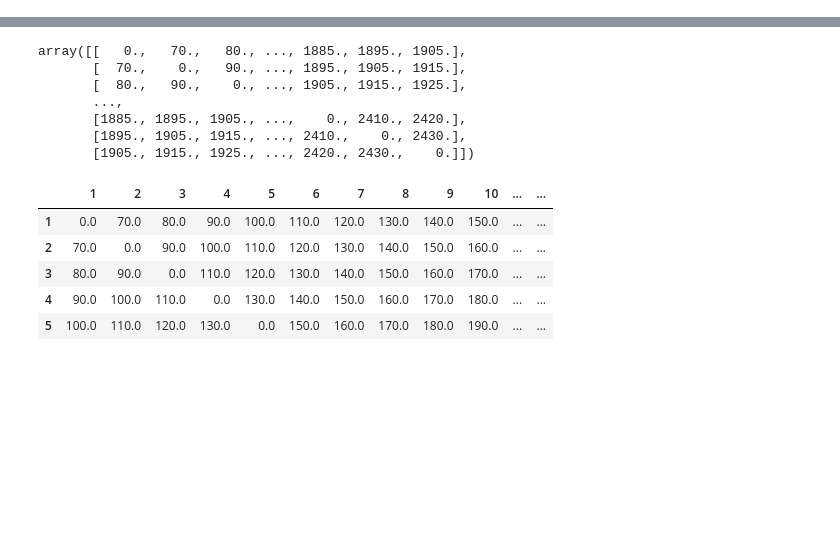
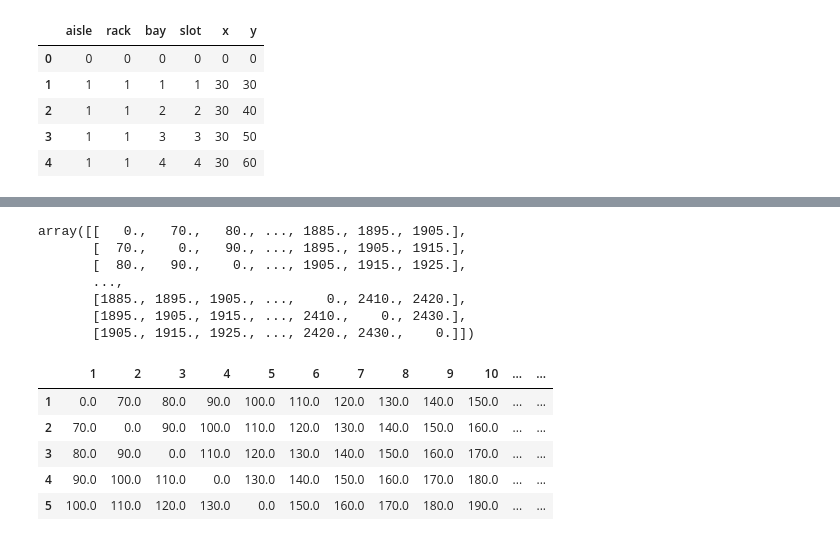
Before and after one commit to GritGlass/AI-portfolio, a Jupyter notebook: order_batch_picking/src/Distance_Matrix_Prep.ipynb, the cells around one changed output, grey strips where cells are left out. Cells and saved outputs as stored; diff of their text form; code cells hidden in the pictures; blank space fills up the shorter version.

```diff
--- a/order_batch_picking/src/Distance_Matrix_Prep.ipynb
+++ b/order_batch_picking/src/Distance_Matrix_Prep.ipynb
@@ -100,3 +104,14 @@ matrix['y']=Y
+# %%
+matrix.sort_values(by=['slot'],inplace=True)
+matrix.reset_index(inplace=True,drop=True)
+matrix.head()
+# %% [output]
+|  | aisle | rack | bay | slot | x | y |
+| 0 | 0 | 0 | 0 | 0 | 0 | 0 |
+| 1 | 1 | 1 | 1 | 1 | 30 | 30 |
+| 2 | 1 | 1 | 2 | 2 | 30 | 40 |
+| 3 | 1 | 1 | 3 | 3 | 30 | 50 |
+| 4 | 1 | 1 | 4 | 4 | 30 | 60 |
 # %%
 plt.figure(figsize=(20,10))
 sns.scatterplot(data=matrix,x='x',y='y')
```
Also changed, not shown: parts of 2 cells of this notebook.
